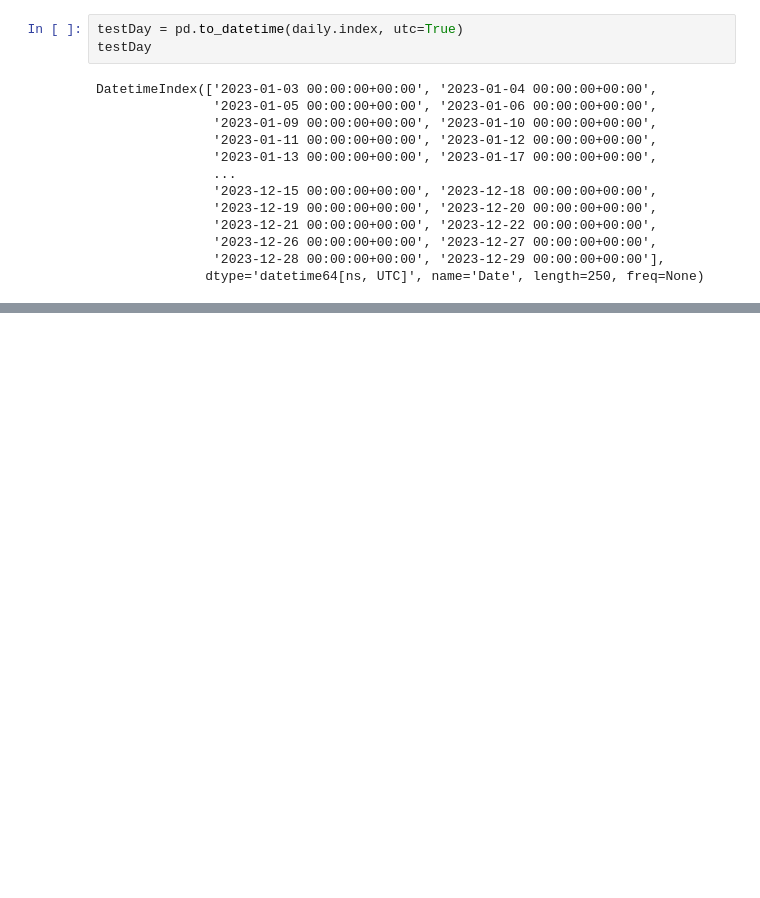
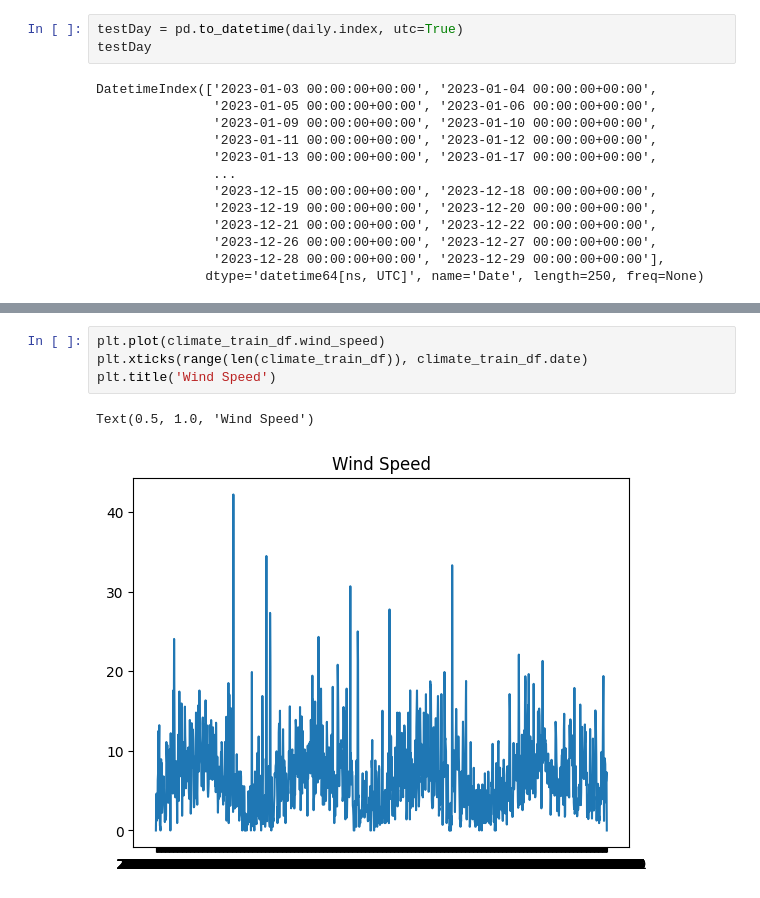
Before and after one commit to khyeee/MyCodingJourney, a Jupyter notebook: GeneralPlayground.ipynb, the cells around one changed output, grey strips where cells are left out. Saved outputs shown, nothing was run; the diff lists cells and outputs as text; blank space fills up the shorter version.

```diff
--- a/GeneralPlayground.ipynb
+++ b/GeneralPlayground.ipynb
@@ -191,0 +249,7 @@ DatetimeIndex(['2023-01-03 00:00:00+00:00', '2023-01-04 00:00:00+00:00',
+# %%
+plt.plot(climate_train_df.wind_speed)
+plt.xticks(range(len(climate_train_df)), climate_train_df.date)
+plt.title('Wind Speed')
+# %% [output]
+Text(0.5, 1.0, 'Wind Speed')
+[figure, added]
```
Also changed, not shown: parts of 18 cells of this notebook.
